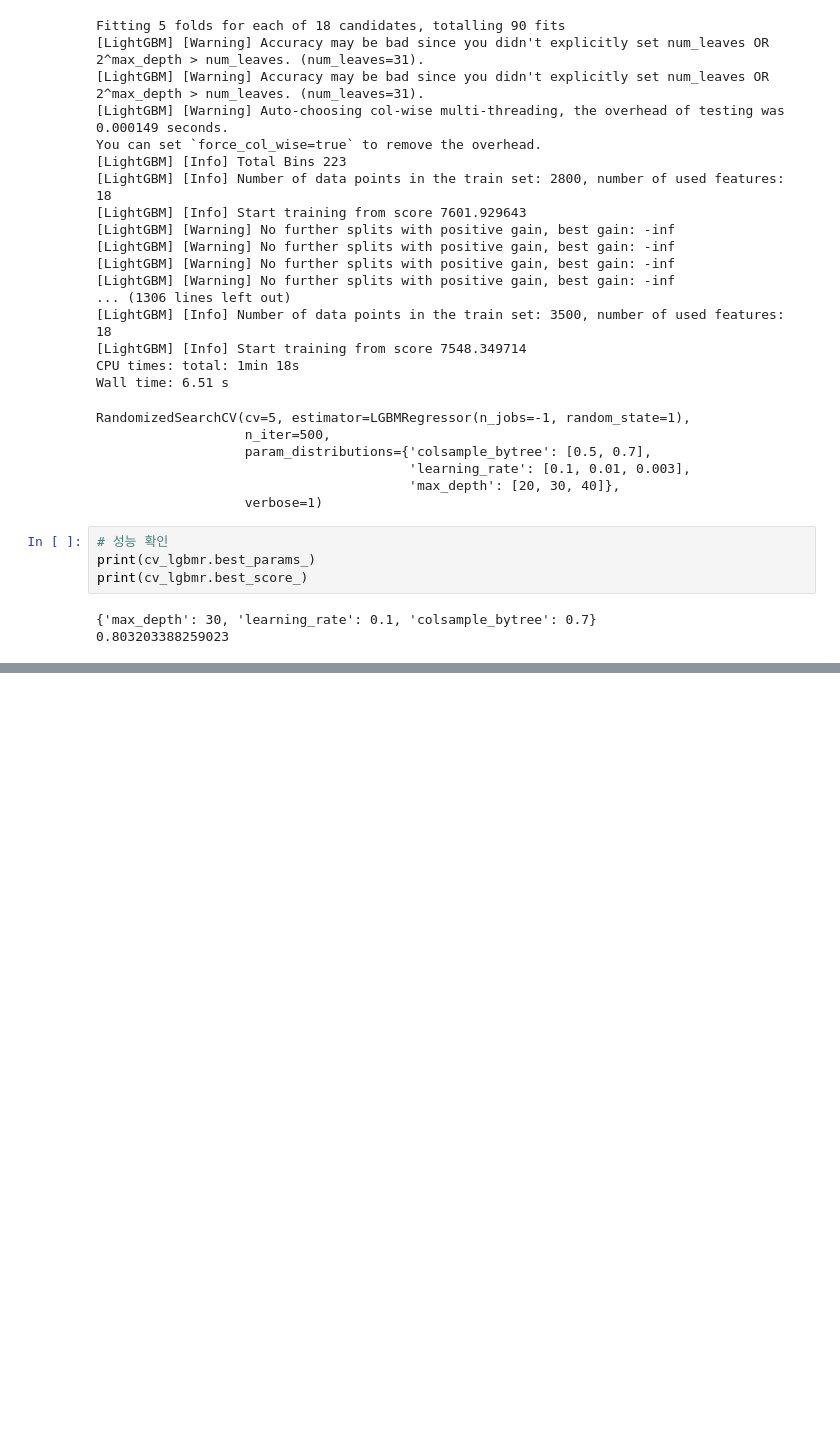
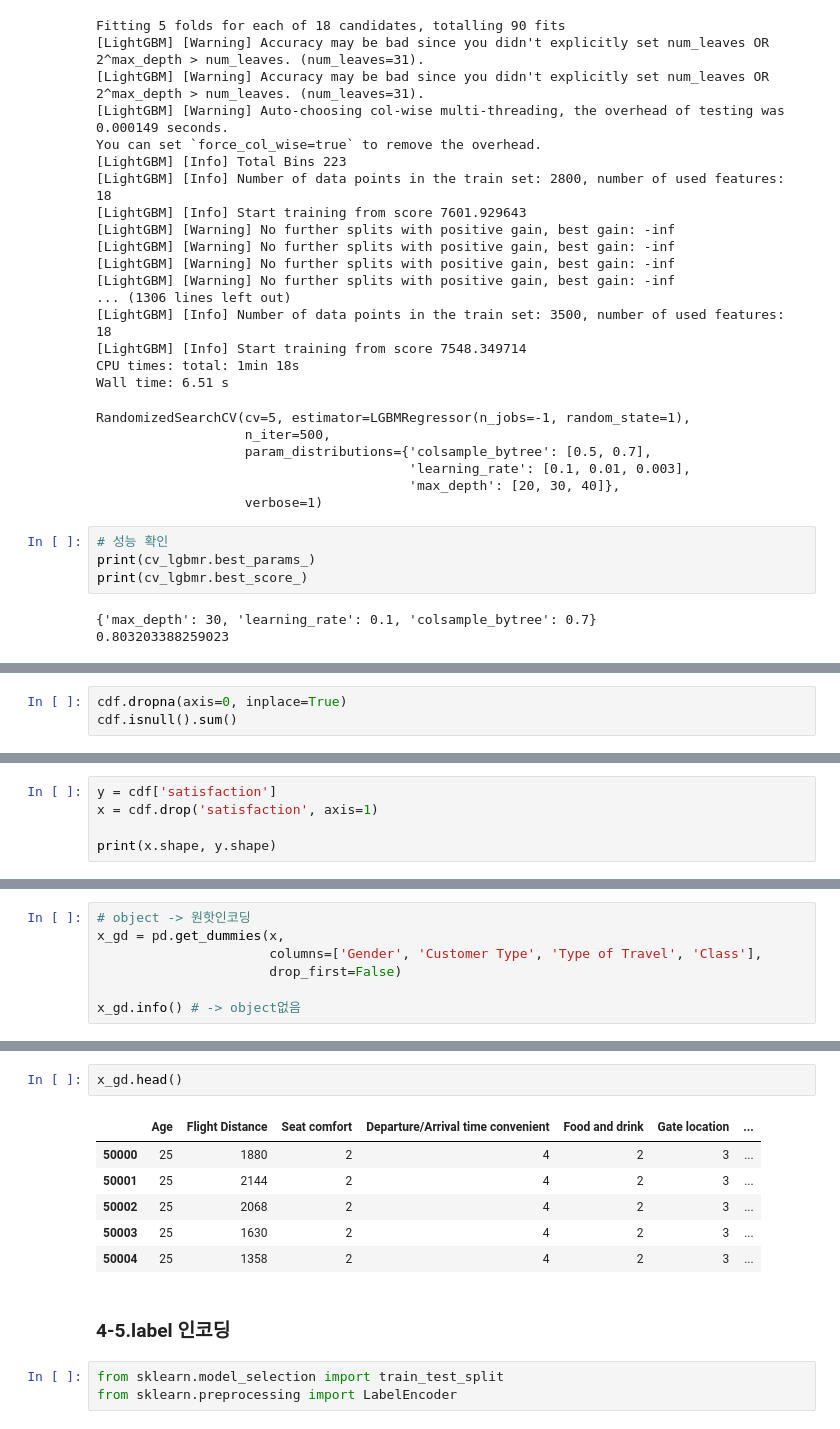
Before and after one commit to LeticiaKang/AICE_AI_Study, a Jupyter notebook: 7. 모델 성능 향상하기.ipynb, the cells around one changed output, grey strips where cells are left out. Drawn from its saved outputs; the diff is of its cells as text; blank space fills up the shorter version.

```diff
--- a/7. 모델 성능 향상하기.ipynb
+++ b/7. 모델 성능 향상하기.ipynb
@@ -541,0 +604,3 @@ print(cv_lgbmr.best_score_)
+# %%
+cdf.dropna(axis=0, inplace=True)
+cdf.isnull().sum()
@@ -541,0 +627,5 @@ print(cv_lgbmr.best_score_)
+# %%
+y = cdf['satisfaction']
+x = cdf.drop('satisfaction', axis=1)
+
+print(x.shape, y.shape)
@@ -541,0 +656,7 @@ print(cv_lgbmr.best_score_)
+# %%
+# object -> 원핫인코딩
+x_gd = pd.get_dummies(x,
+                      columns=['Gender', 'Customer Type', 'Type of Travel', 'Class'],
+                      drop_first=False)
+
+x_gd.info() # -> object없음
@@ -541,0 +681,14 @@ print(cv_lgbmr.best_score_)
+# %%
+x_gd.head()
+# %% [output]
+|  | Age | Flight Distance | Seat comfort | Departure/Arrival time convenient | Food and drink | Gate location | ... |
+| 50000 | 25 | 1880 | 2 | 4 | 2 | 3 | ... |
+| 50001 | 25 | 2144 | 2 | 4 | 2 | 3 | ... |
+| 50002 | 25 | 2068 | 2 | 4 | 2 | 3 | ... |
+| 50003 | 25 | 1630 | 2 | 4 | 2 | 3 | ... |
+| 50004 | 25 | 1358 | 2 | 4 | 2 | 3 | ... |
+# %% [markdown]
+### 4-5.label 인코딩
+# %%
+from sklearn.model_selection import train_test_split
+from sklearn.preprocessing import LabelEncoder
```
Also changed, not shown: parts of 33 cells of this notebook.
